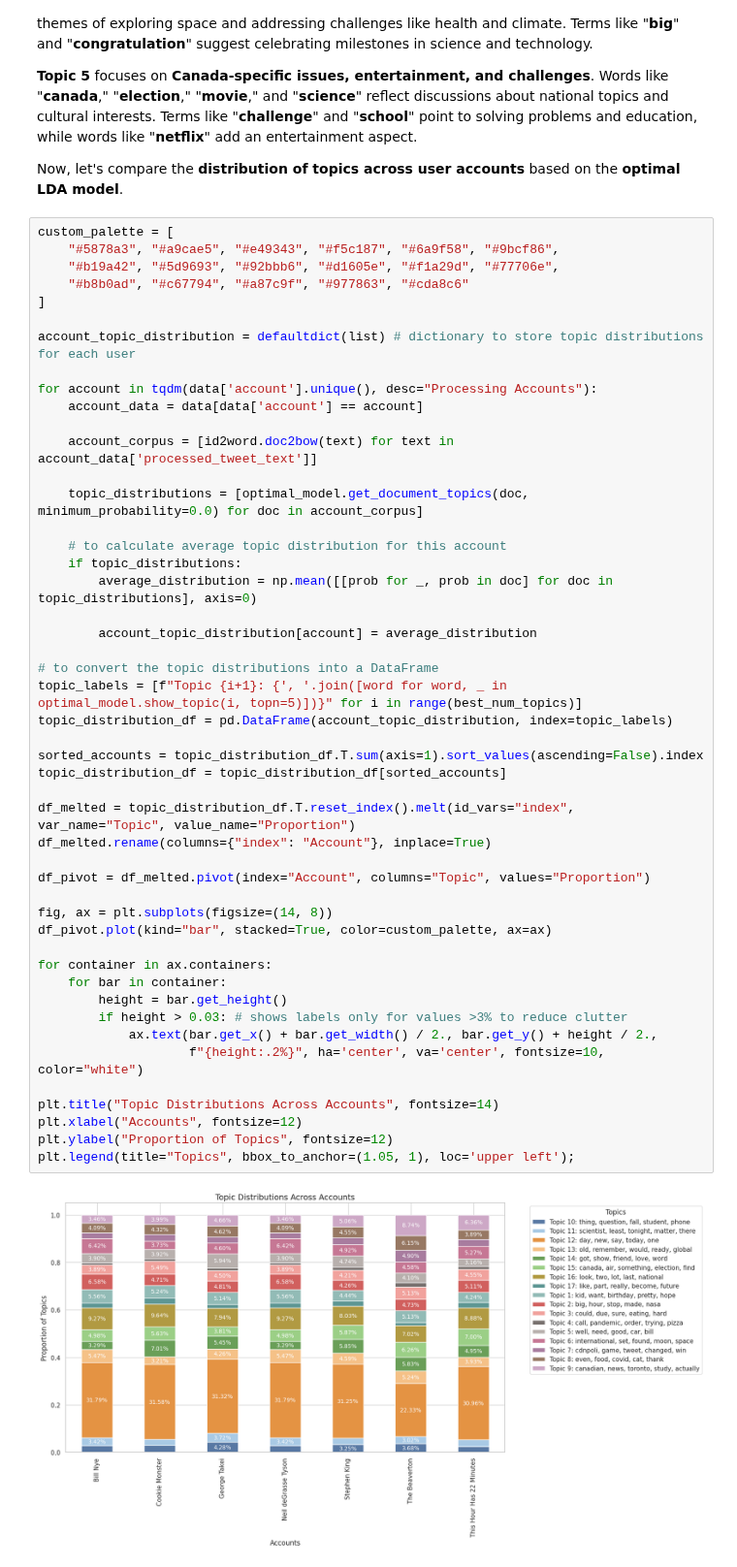
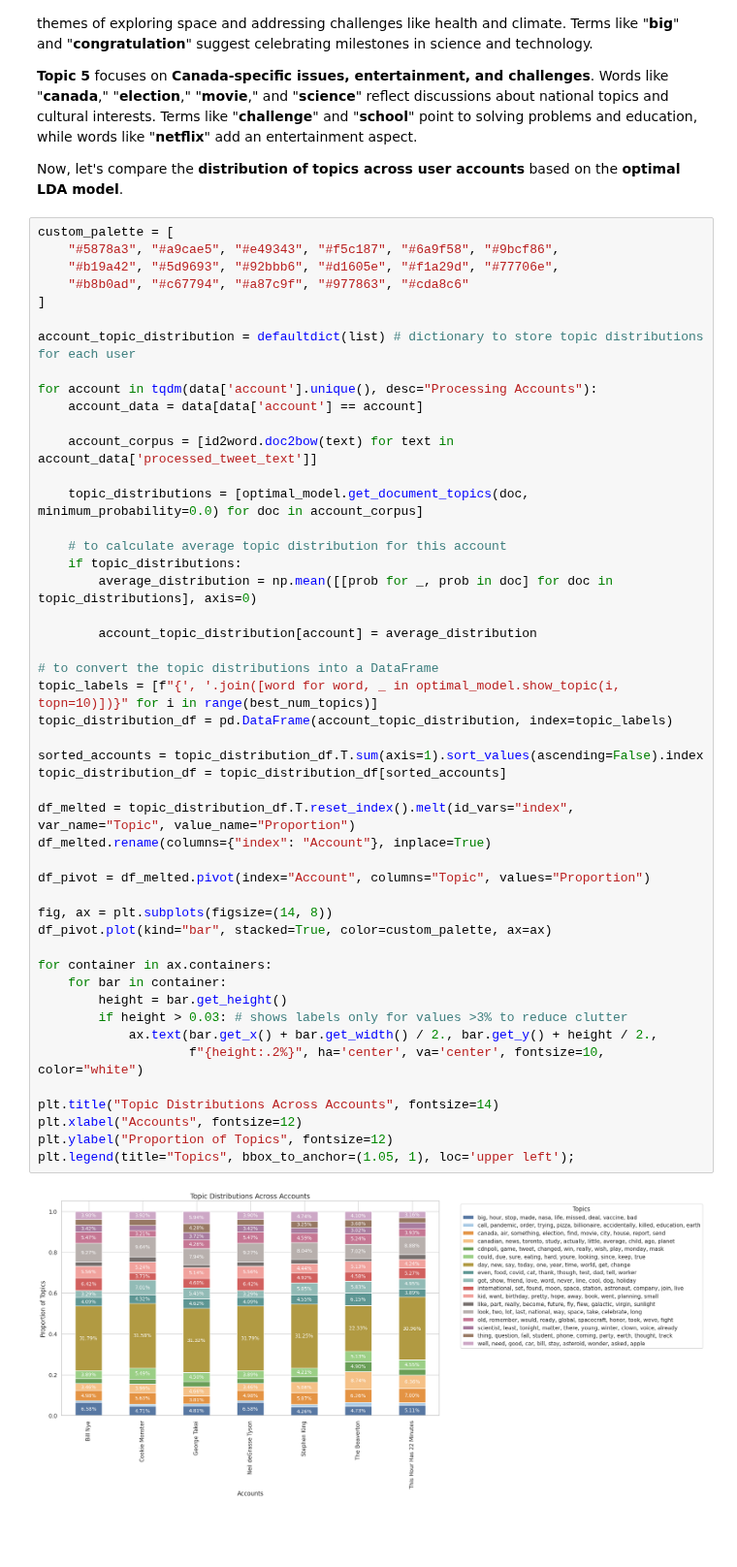
Before and after one commit to yildiramdsa/lda-topic-modeling, a Jupyter notebook: lda_topic_modeling.ipynb, the cells around one changed output. Shown at 97% size. Drawn from its saved outputs; the diff is of its cells as text; blank space fills up the shorter version.

Commit message:
Topic Distributions Across Accounts

```diff
--- a/lda_topic_modeling.ipynb
+++ b/lda_topic_modeling.ipynb
@@ -465,32 +465,32 @@ for account in tqdm(data['account'].unique(), desc="Processing Accounts"):
         average_distribution = np.mean([[prob for _, prob in doc] for doc in topic_distributions], axis=0)
 
         account_topic_distribution[account] = average_distribution
 
 # to convert the topic distributions into a DataFrame
-topic_labels = [f"Topic {i+1}: {', '.join([word for word, _ in optimal_model.show_topic(i, topn=5)])}" for i in range(best_num_topics)]
+topic_labels = [f"{', '.join([word for word, _ in optimal_model.show_topic(i, topn=10)])}" for i in range(best_num_topics)]
 topic_distribution_df = pd.DataFrame(account_topic_distribution, index=topic_labels)
 
 sorted_accounts = topic_distribution_df.T.sum(axis=1).sort_values(ascending=False).index
 topic_distribution_df = topic_distribution_df[sorted_accounts]
 
 df_melted = topic_distribution_df.T.reset_index().melt(id_vars="index", var_name="Topic", value_name="Proportion")
 df_melted.rename(columns={"index": "Account"}, inplace=True)
 
 df_pivot = df_melted.pivot(index="Account", columns="Topic", values="Proportion")
 
 fig, ax = plt.subplots(figsize=(14, 8))
 df_pivot.plot(kind="bar", stacked=True, color=custom_palette, ax=ax)
 
 for container in ax.containers:
     for bar in container:
         height = bar.get_height()
         if height > 0.03: # shows labels only for values >3% to reduce clutter
             ax.text(bar.get_x() + bar.get_width() / 2., bar.get_y() + height / 2.,
                     f"{height:.2%}", ha='center', va='center', fontsize=10, color="white")
 
 plt.title("Topic Distributions Across Accounts", fontsize=14)
 plt.xlabel("Accounts", fontsize=12)
 plt.ylabel("Proportion of Topics", fontsize=12)
 plt.legend(title="Topics", bbox_to_anchor=(1.05, 1), loc='upper left');
 # %% [output]
-[figure, old version]
+[figure, new version]
```
Also changed, not shown: parts of 1 cell of this notebook.
